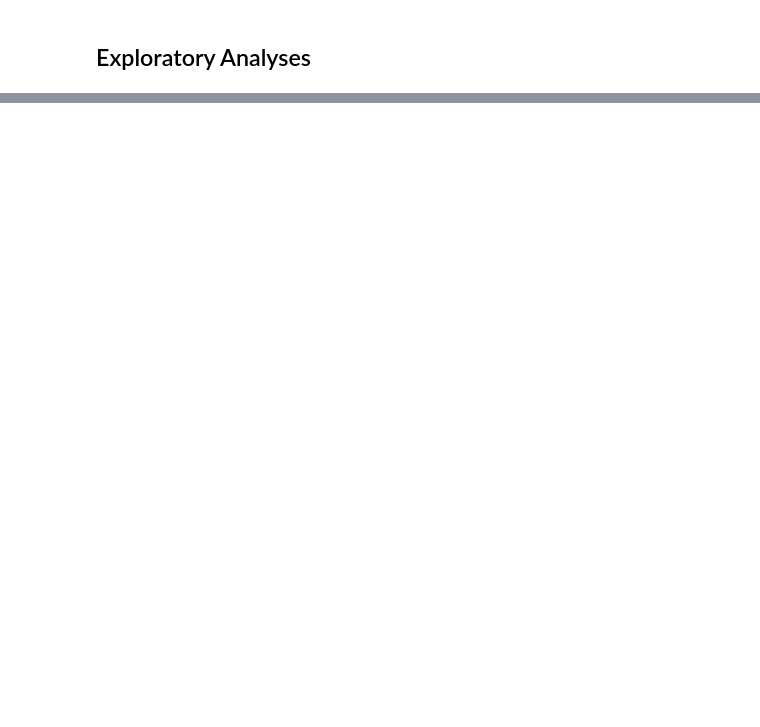
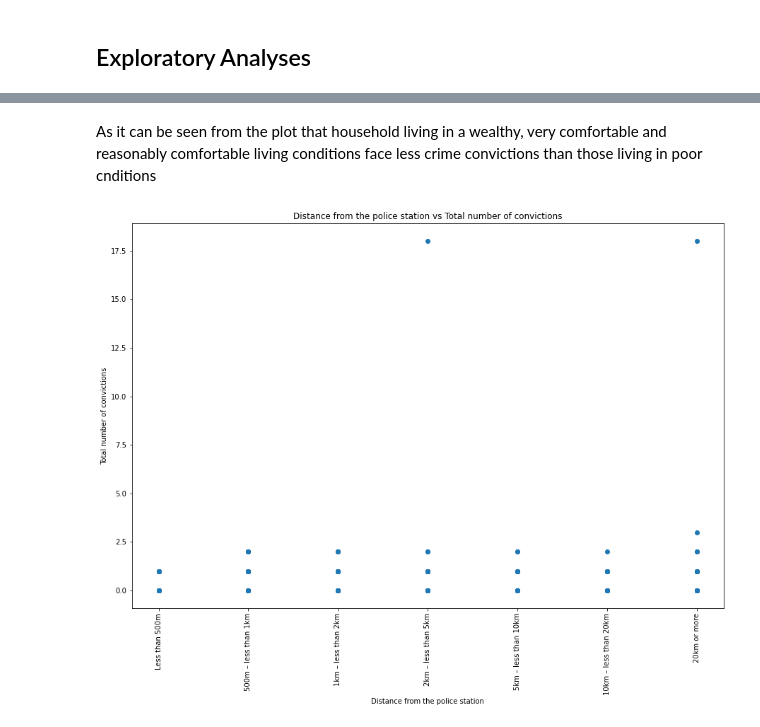
Before and after one commit to DonaldMbara/DAE-Project, a Jupyter notebook: Project1_Draft.ipynb, the cells around one changed output, grey strips where cells are left out. Saved outputs shown, nothing was run; the diff lists cells and outputs as text; code cells hidden in the pictures; blank space fills up the shorter version.

```diff
--- a/Project1_Draft.ipynb
+++ b/Project1_Draft.ipynb
@@ -384,0 +450,23 @@ DATA
+# %% [markdown]
+As it can be seen from the plot that household living in a wealthy, very comfortable and reasonably comfortable living conditions face less crime convictions than those living in poor cnditions
+# %%
+police_dist = DATA.Q531POLICE
+convictions = DATA.Total_number_of_convictions
+
+
+labels = ['Less than 500m','500m – less than 1km','1km – less than 2km',
+                    '2km – less than 5km','5km – less than 10km','10km – less than 20km','20km or more']
+x = [1,2,3,4,5,6,7]
+
+fig,ax = plt.subplots()
+fig.set_size_inches(15, 10)
+plt.xticks(x, labels, rotation='vertical')
+ax.set_xticks(x)
+ax.set_xticklabels(labels)
+ax.scatter(police_dist,convictions)
+plt.title('Distance from the police station vs Total number of convictions')
+plt.ylabel('Total number of convictions')
+plt.xlabel('Distance from the police station')
+plt.show()
+# %% [output]
+[figure, added]
```
Also changed, not shown: parts of 12 cells of this notebook.
